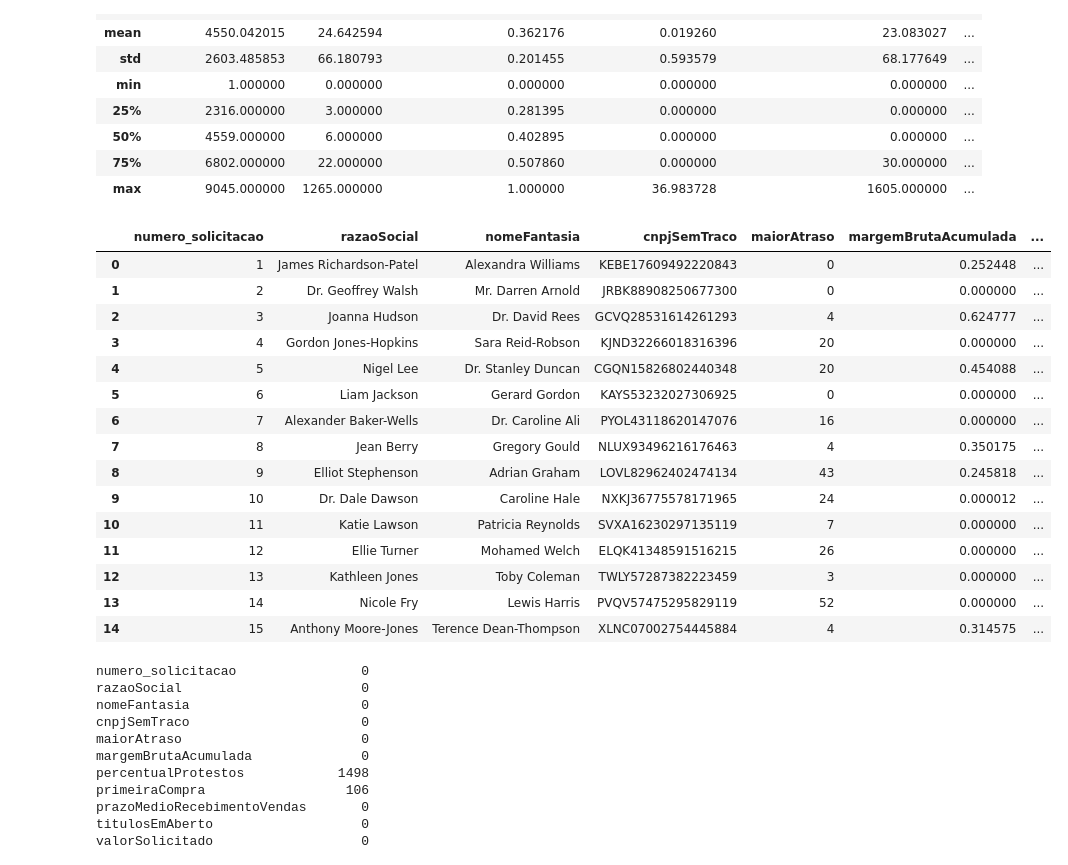
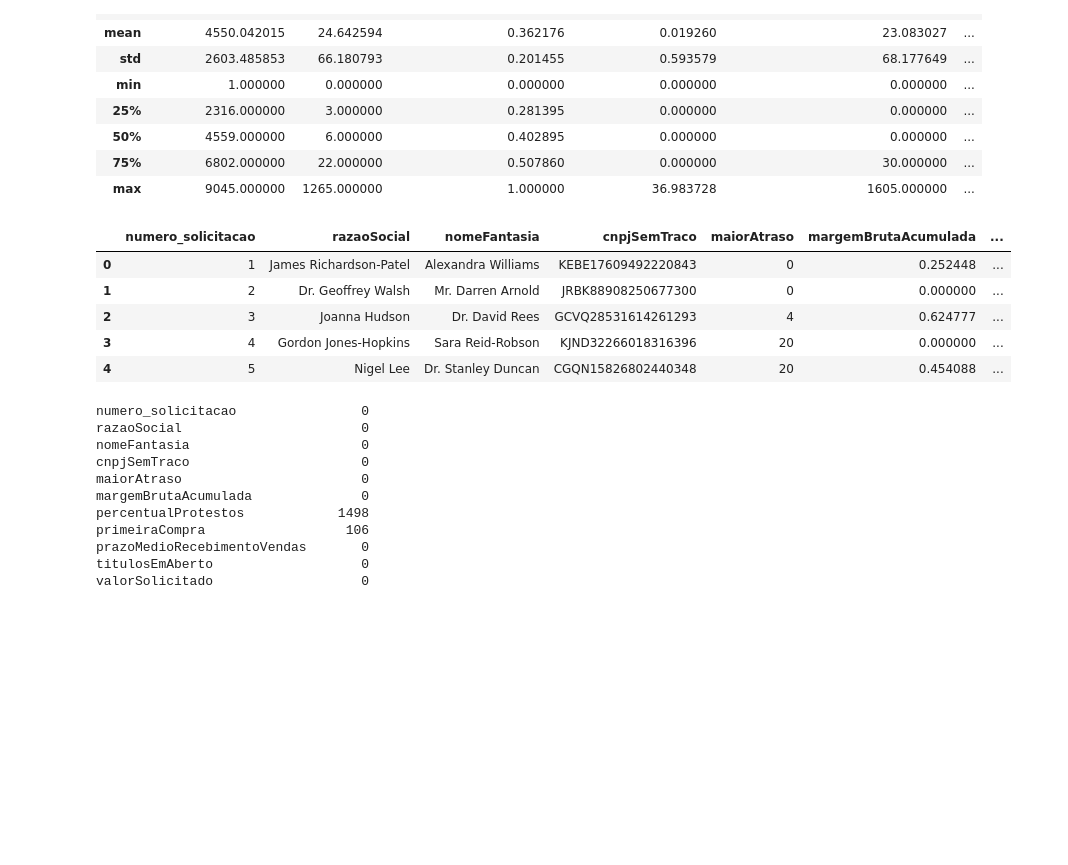
Before and after one commit to MBA-IA-GROUP-A/bootcamp, a Jupyter notebook: nootbooks/cluster.ipynb, the cells around one changed output. Cells and saved outputs as stored; diff of their text form; code cells hidden in the pictures; blank space fills up the shorter version.

```diff
--- a/nootbooks/cluster.ipynb
+++ b/nootbooks/cluster.ipynb
@@ -25,24 +26,14 @@ data.describe()
 | max | 9045.000000 | 1265.000000 | 1.000000 | 36.983728 | 1605.000000 | ... |
 # %%
 pd.set_option('display.max_columns', None)
-data.head(15)
+data.head()
 # %% [output]
 |  | numero_solicitacao | razaoSocial | nomeFantasia | cnpjSemTraco | maiorAtraso | margemBrutaAcumulada | ... |
 | 0 | 1 | James Richardson-Patel | Alexandra Williams | KEBE17609492220843 | 0 | 0.252448 | ... |
 | 1 | 2 | Dr. Geoffrey Walsh | Mr. Darren Arnold | JRBK88908250677300 | 0 | 0.000000 | ... |
 | 2 | 3 | Joanna Hudson | Dr. David Rees | GCVQ28531614261293 | 4 | 0.624777 | ... |
 | 3 | 4 | Gordon Jones-Hopkins | Sara Reid-Robson | KJND32266018316396 | 20 | 0.000000 | ... |
 | 4 | 5 | Nigel Lee | Dr. Stanley Duncan | CGQN15826802440348 | 20 | 0.454088 | ... |
-| 5 | 6 | Liam Jackson | Gerard Gordon | KAYS53232027306925 | 0 | 0.000000 | ... |
-| 6 | 7 | Alexander Baker-Wells | Dr. Caroline Ali | PYOL43118620147076 | 16 | 0.000000 | ... |
-| 7 | 8 | Jean Berry | Gregory Gould | NLUX93496216176463 | 4 | 0.350175 | ... |
-| 8 | 9 | Elliot Stephenson | Adrian Graham | LOVL82962402474134 | 43 | 0.245818 | ... |
-| 9 | 10 | Dr. Dale Dawson | Caroline Hale | NXKJ36775578171965 | 24 | 0.000012 | ... |
-| 10 | 11 | Katie Lawson | Patricia Reynolds | SVXA16230297135119 | 7 | 0.000000 | ... |
-| 11 | 12 | Ellie Turner | Mohamed Welch | ELQK41348591516215 | 26 | 0.000000 | ... |
-| 12 | 13 | Kathleen Jones | Toby Coleman | TWLY57287382223459 | 3 | 0.000000 | ... |
-| 13 | 14 | Nicole Fry | Lewis Harris | PVQV57475295829119 | 52 | 0.000000 | ... |
-| 14 | 15 | Anthony Moore-Jones | Terence Dean-Thompson | XLNC07002754445884 | 4 | 0.314575 | ... |
 # %%
 data.isnull().sum()
 # %% [output]
```
Also changed, not shown: parts of 24 cells of this notebook.
